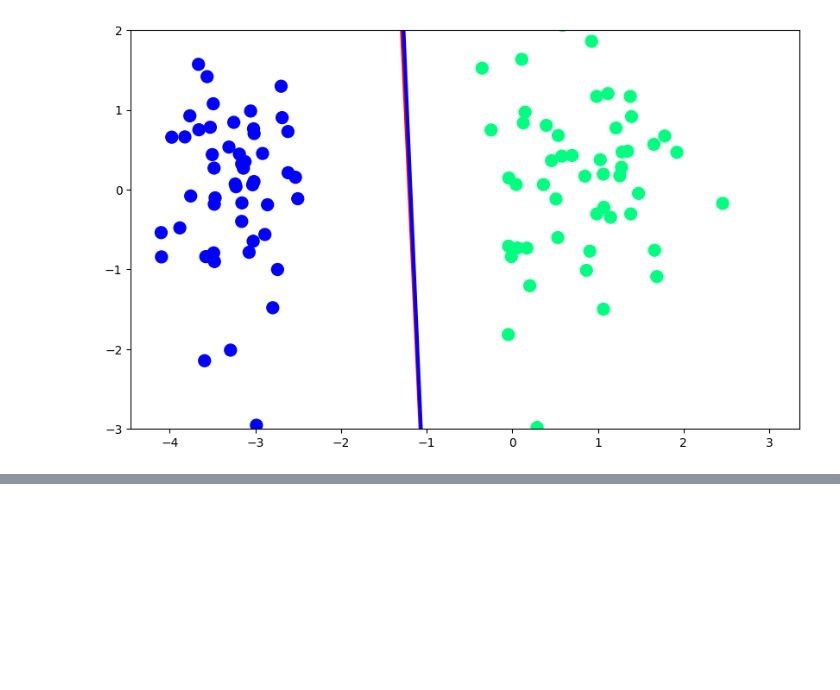
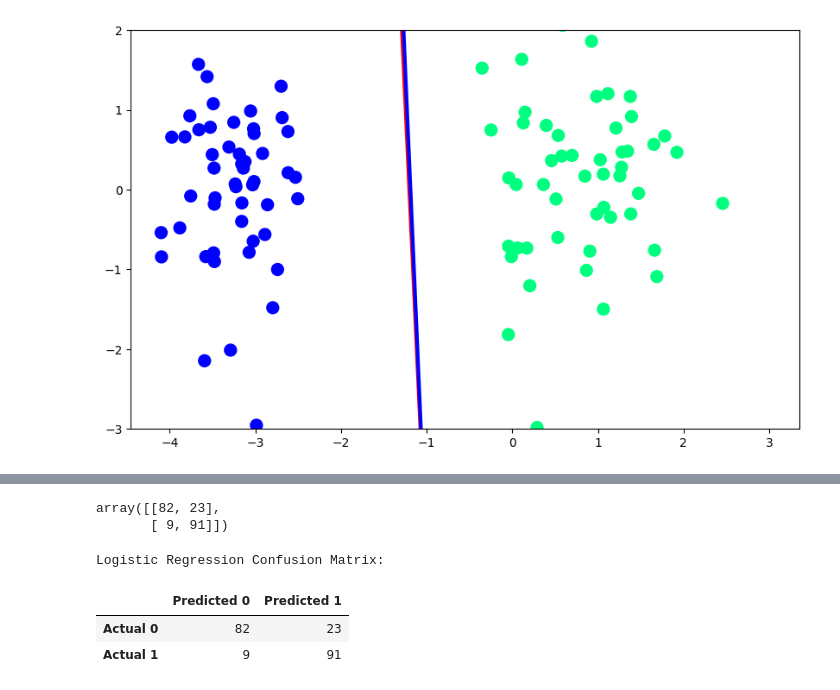
Before and after one commit to suddhu1/COESIS30Day, a Jupyter notebook: DAY_1/logisticRegression.ipynb, the cells around one changed output, grey strips where cells are left out. Drawn from its saved outputs; the diff is of its cells as text; code cells hidden in the pictures; blank space fills up the shorter version.

```diff
--- a/DAY_1/logisticRegression.ipynb
+++ b/DAY_1/logisticRegression.ipynb
@@ -210,0 +290,3 @@ plt.ylim(-3, 2)
+# %%
+y_pred1 = clf1.predict(X_test)
+y_pred2 = clf2.predict(X_test)
@@ -210,0 +312,13 @@ plt.ylim(-3, 2)
+# %%
+confusion_matrix(y_test, y_pred1)
+# %% [output]
+array([[82, 23],
+       [ 9, 91]])
+# %%
+print("Logistic Regression Confusion Matrix:")
+pd.DataFrame(confusion_matrix(y_test, y_pred1), columns=['Predicted 0', 'Predicted 1'], index=['Actual 0', 'Actual 1'])
+# %% [output]
+Logistic Regression Confusion Matrix:
+|  | Predicted 0 | Predicted 1 |
+| Actual 0 | 82 | 23 |
+| Actual 1 | 9 | 91 |
```
Also changed, not shown: parts of 13 cells of this notebook, 1 other file.
